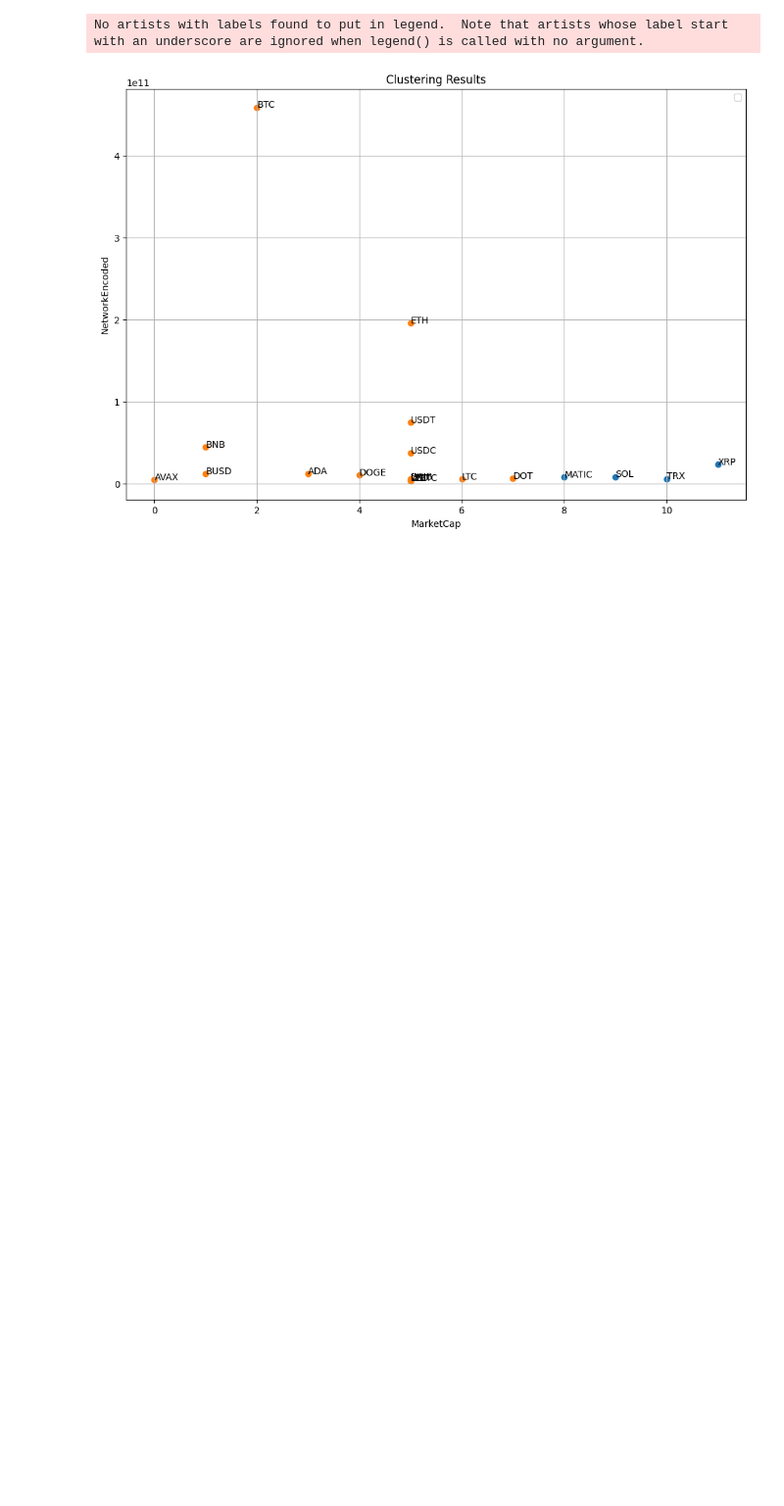
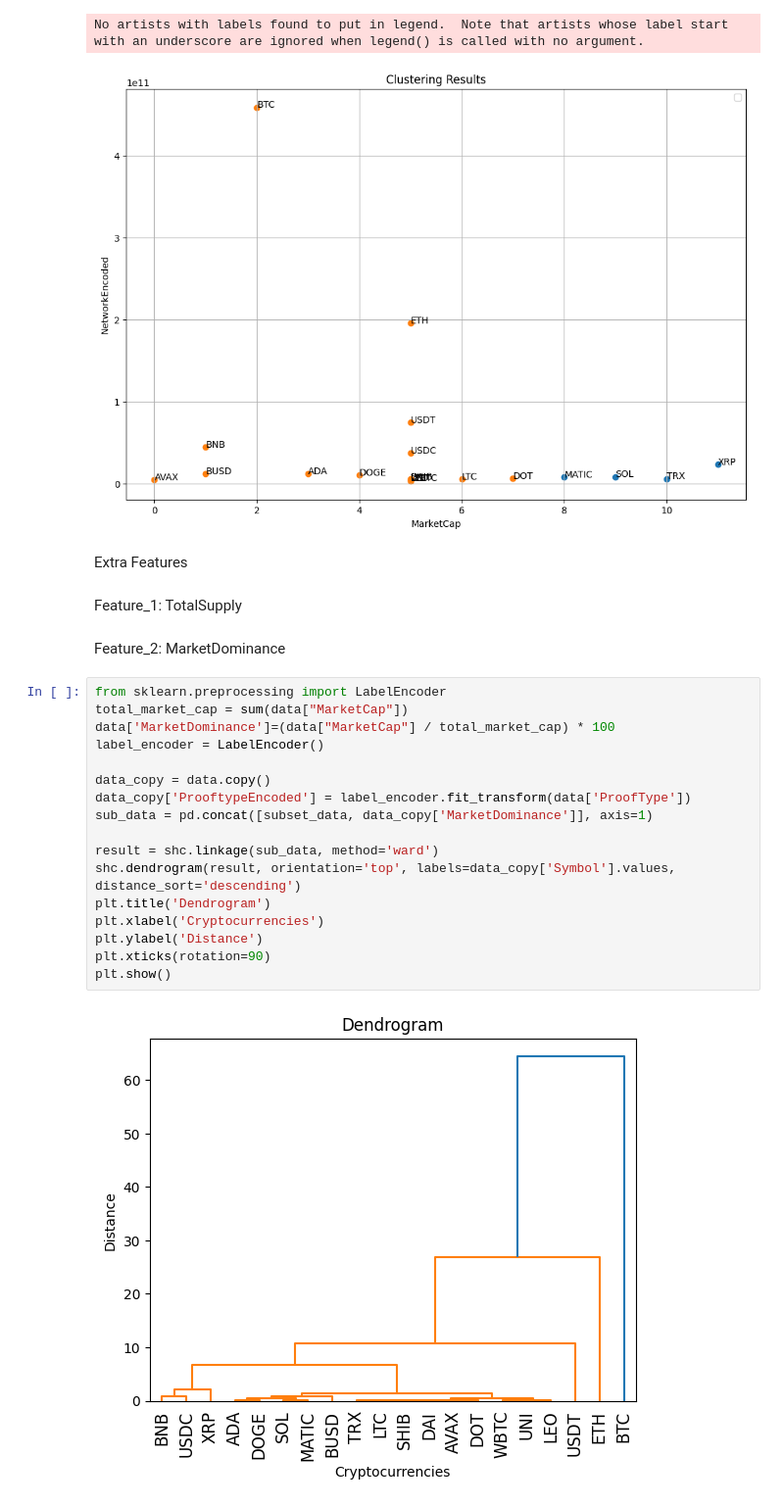
Before and after one commit to abariow/crypto-market-analysis, a Jupyter notebook: Q2.ipynb, the cells around one changed output. Shown at 98% size. Drawn from its saved outputs; the diff is of its cells as text; blank space fills up the shorter version.

```diff
--- a/Q2.ipynb
+++ b/Q2.ipynb
@@ -212,3 +180,28 @@ plt.show()
 # %% [output]
 No artists with labels found to put in legend.  Note that artists whose label start with an underscore are ignored when legend() is called with no argument.
 [figure]
+# %% [markdown]
+Extra Features
+# %% [markdown]
+Feature_1: TotalSupply
+# %% [markdown]
+Feature_2: MarketDominance
+# %%
+from sklearn.preprocessing import LabelEncoder
+total_market_cap = sum(data["MarketCap"])
+data['MarketDominance']=(data["MarketCap"] / total_market_cap) * 100
+label_encoder = LabelEncoder()
+
+data_copy = data.copy()
+data_copy['ProoftypeEncoded'] = label_encoder.fit_transform(data['ProofType'])
+sub_data = pd.concat([subset_data, data_copy['MarketDominance']], axis=1)
+
+result = shc.linkage(sub_data, method='ward')
+shc.dendrogram(result, orientation='top', labels=data_copy['Symbol'].values, distance_sort='descending')
+plt.title('Dendrogram')
+plt.xlabel('Cryptocurrencies')
+plt.ylabel('Distance')
+plt.xticks(rotation=90)
+plt.show()
+# %% [output]
+[figure, added]
```
Also changed, not shown: parts of 9 cells of this notebook.
